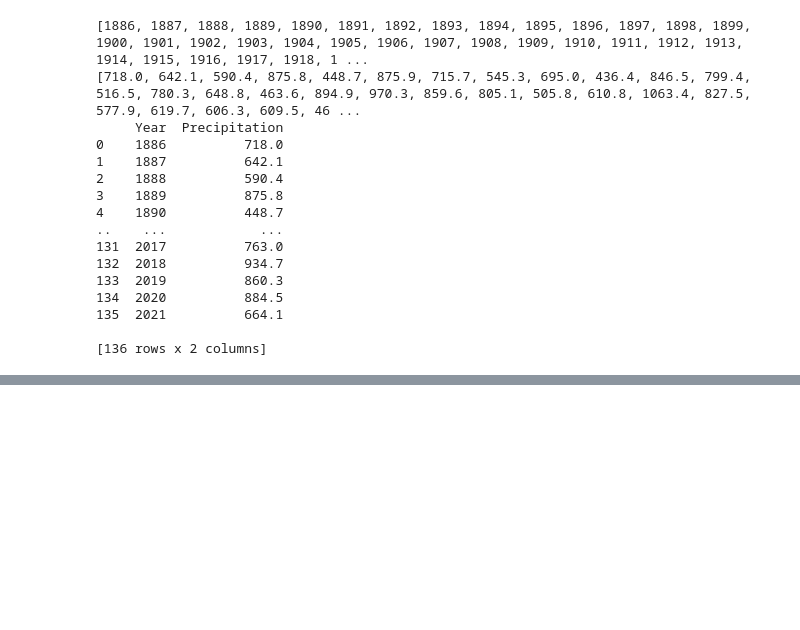
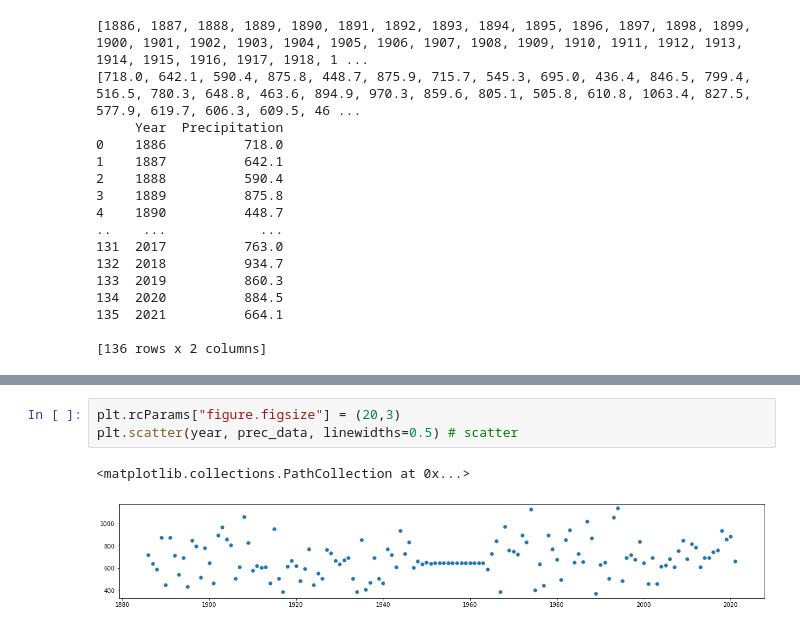
Before and after one commit to Foxxy-HCMUS/HCMUS-Applied-Maths-and-Statistics-Projects, a Jupyter notebook: Project 1/Problem 1/Codes/source_code.ipynb, the cells around one changed output, grey strips where cells are left out. Drawn from its saved outputs; the diff is of its cells as text; blank space fills up the shorter version.

```diff
--- a/Project 1/Problem 1/Codes/source_code.ipynb
+++ b/Project 1/Problem 1/Codes/source_code.ipynb
@@ -158,0 +205,6 @@ data_frame.to_csv("data.csv")
+# %%
+plt.rcParams["figure.figsize"] = (20,3)
+plt.scatter(year, prec_data, linewidths=0.5) # scatter
+# %% [output]
+<matplotlib.collections.PathCollection at 0x...>
+[figure, added]
```
Also changed, not shown: parts of 7 cells of this notebook.
